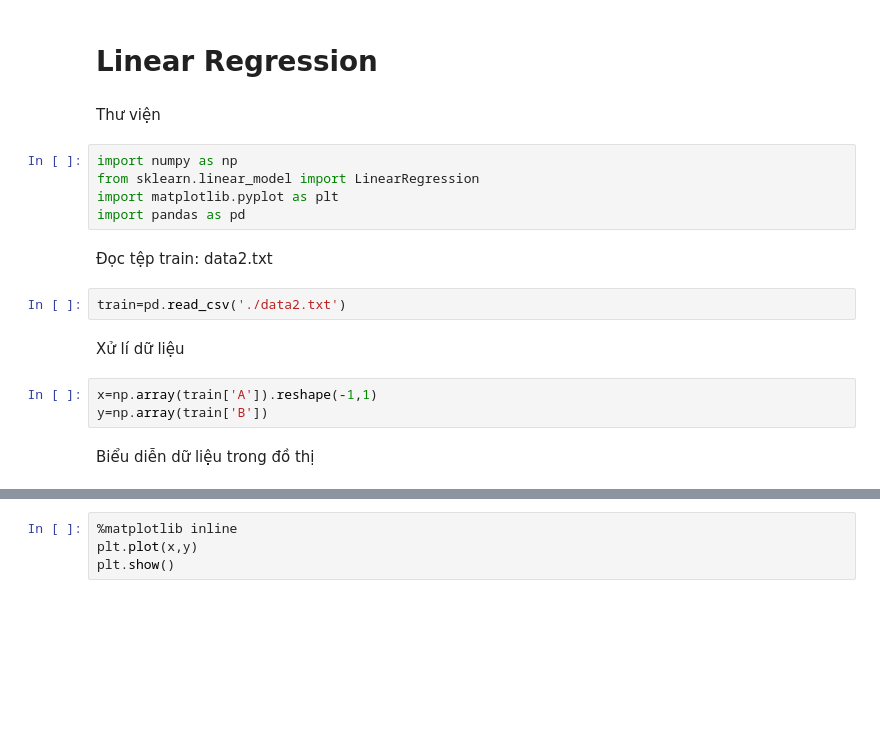
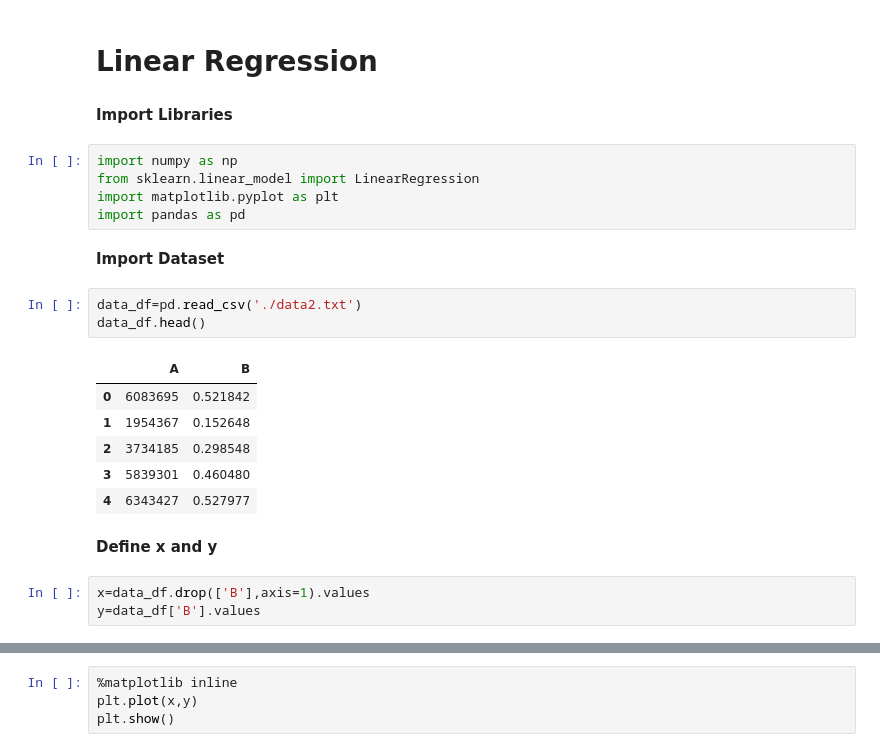
Before and after one commit to hoangquan1105/CS114.L21, a Jupyter notebook: LinearRegression_Example.ipynb, the cells around one changed output, grey strips where cells are left out. Cells and saved outputs as stored; diff of their text form; blank space fills up the shorter version.

```diff
--- a/LinearRegression_Example.ipynb
+++ b/LinearRegression_Example.ipynb
@@ -2,21 +2,27 @@
 <a href="https://colab.research.google.com/github/19522224/CS114.L21/blob/master/LinearRegression_Example.ipynb" target="_parent"><img src="https://colab.research.google.com/assets/colab-badge.svg" alt="Open In Colab"/></a>
 # %% [markdown]
 # **Linear Regression**
-# %% [markdown]
-Thư viện
+# %% [markdown]
+**Import Libraries**
 # %%
 import numpy as np
 from sklearn.linear_model import LinearRegression
 import matplotlib.pyplot as plt
 import pandas as pd
-# %% [markdown]
-Đọc tệp train: data2.txt
+# %% [markdown]
+**Import Dataset**
 # %%
-train=pd.read_csv('./data2.txt')
+data_df=pd.read_csv('./data2.txt')
+data_df.head()
+# %% [output]
+|  | A | B |
+| 0 | 6083695 | 0.521842 |
+| 1 | 1954367 | 0.152648 |
+| 2 | 3734185 | 0.298548 |
+| 3 | 5839301 | 0.460480 |
+| 4 | 6343427 | 0.527977 |
-# %% [markdown]
-Xử lí dữ liệu
-# %%
-x=np.array(train['A']).reshape(-1,1)
-y=np.array(train['B'])
-# %% [markdown]
-Biểu diễn dữ liệu trong đồ thị
+# %% [markdown]
+**Define x and y**
+# %%
+x=data_df.drop(['B'],axis=1).values
+y=data_df['B'].values
```
Also changed, not shown: parts of 21 cells of this notebook.
